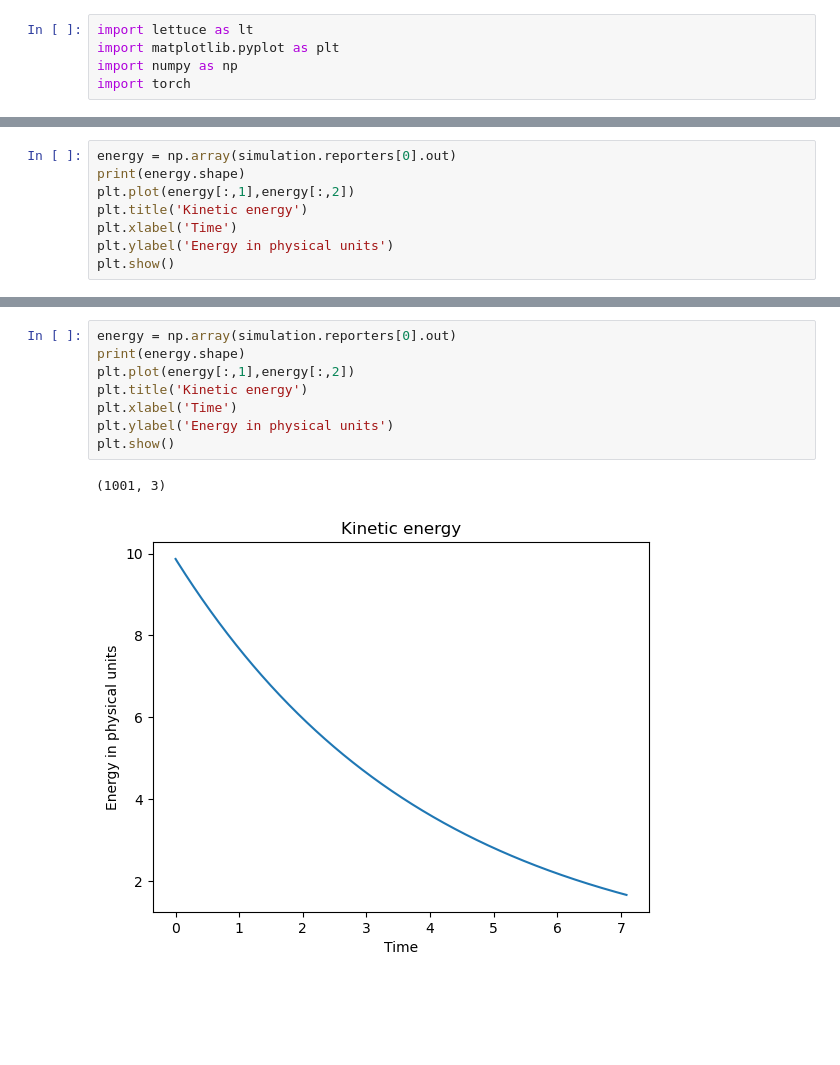
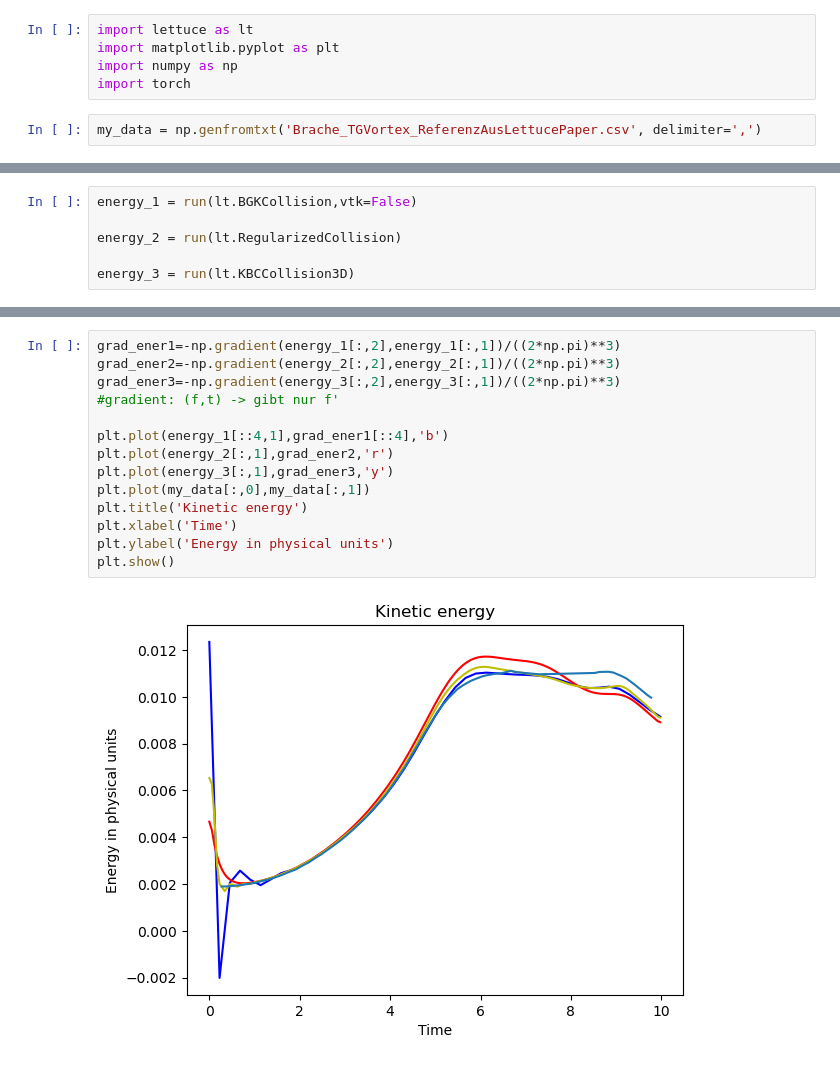
Before and after one commit to lettucecfd/lettuce, a Jupyter notebook: myTest/TaylorGreenEnergyDissipation.ipynb, the cells around one changed output, grey strips where cells are left out. Cells and saved outputs as stored; diff of their text form; blank space fills up the shorter version.

```diff
--- a/myTest/TaylorGreenEnergyDissipation.ipynb
+++ b/myTest/TaylorGreenEnergyDissipation.ipynb
@@ -12,4 +12,6 @@ import lettuce as lt
 import matplotlib.pyplot as plt
 import numpy as np
 import torch
+# %%
+my_data = np.genfromtxt('Brache_TGVortex_ReferenzAusLettucePaper.csv', delimiter=',')
 # %%
@@ -31,9 +51,7 @@ mlups = simulation.step(num_steps=10000)
 # %%
-energy = np.array(simulation.reporters[0].out)
-print(energy.shape)
-plt.plot(energy[:,1],energy[:,2])
-plt.title('Kinetic energy')
-plt.xlabel('Time')
-plt.ylabel('Energy in physical units')
-plt.show()
+energy_1 = run(lt.BGKCollision,vtk=False)
+
+energy_2 = run(lt.RegularizedCollision)
+
+energy_3 = run(lt.KBCCollision3D)
 # %% [output]
@@ -42,11 +65,16 @@ plt.show()
 # %%
-energy = np.array(simulation.reporters[0].out)
-print(energy.shape)
-plt.plot(energy[:,1],energy[:,2])
+grad_ener1=-np.gradient(energy_1[:,2],energy_1[:,1])/((2*np.pi)**3)
+grad_ener2=-np.gradient(energy_2[:,2],energy_2[:,1])/((2*np.pi)**3)
+grad_ener3=-np.gradient(energy_3[:,2],energy_3[:,1])/((2*np.pi)**3)
+#gradient: (f,t) -> gibt nur f'
+
+plt.plot(energy_1[::4,1],grad_ener1[::4],'b')
+plt.plot(energy_2[:,1],grad_ener2,'r')
+plt.plot(energy_3[:,1],grad_ener3,'y')
+plt.plot(my_data[:,0],my_data[:,1])
 plt.title('Kinetic energy')
 plt.xlabel('Time')
 plt.ylabel('Energy in physical units')
 plt.show()
 # %% [output]
-(1001, 3)
-[figure, old version]
+[figure, new version]
```
Also changed, not shown: parts of 4 cells of this notebook, 1 other file.
